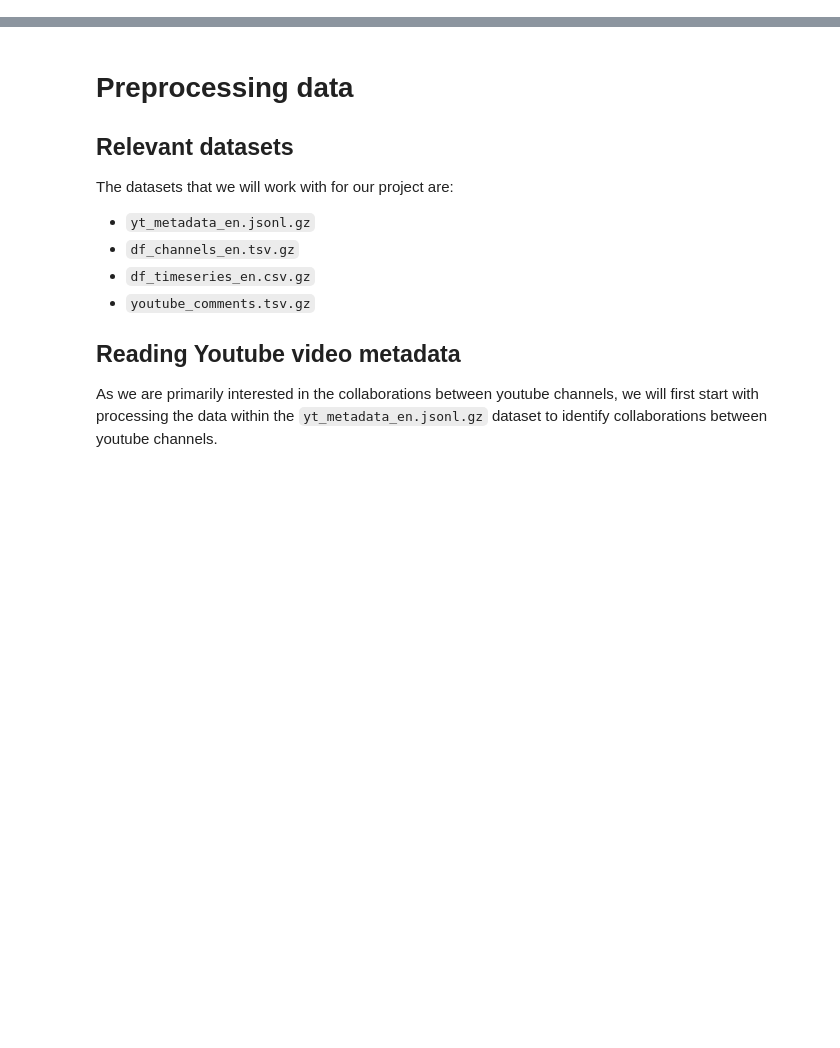
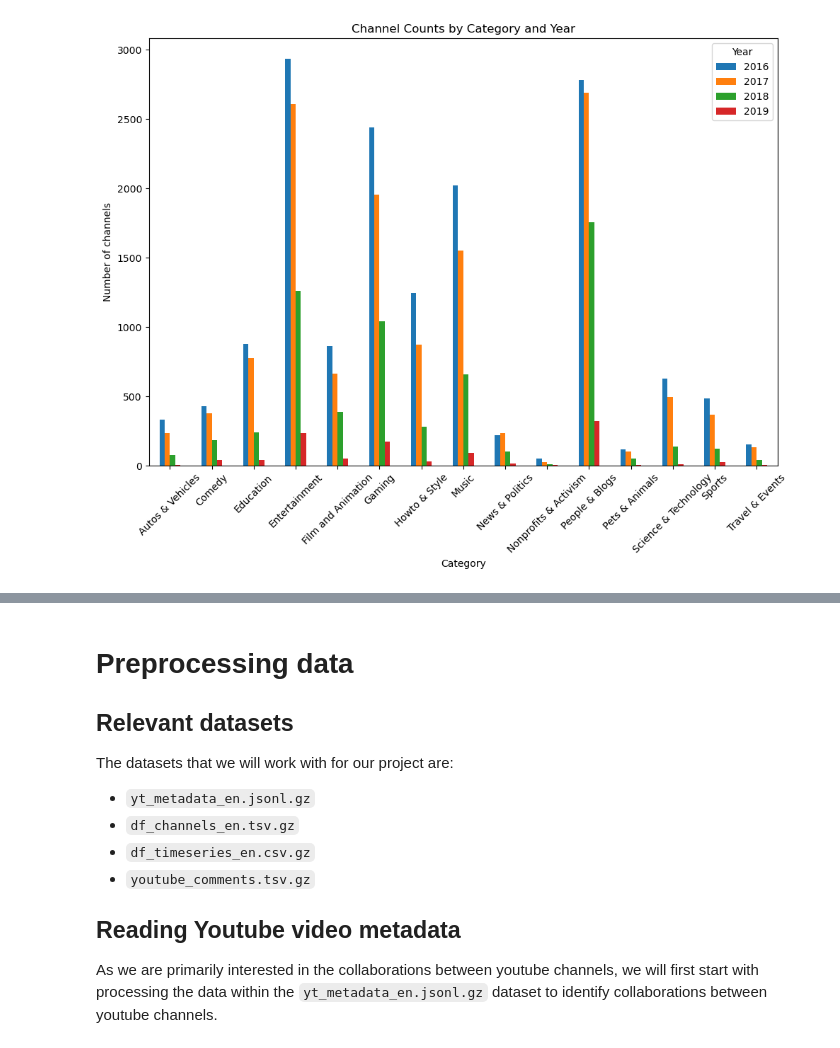
Before and after one commit to epfl-ada/ada-2023-project-adacadabra, a Jupyter notebook: Milestone 2.ipynb, the cells around one changed output, grey strips where cells are left out. Drawn from its saved outputs; the diff is of its cells as text; code cells hidden in the pictures; blank space fills up the shorter version.

Commit message:
Add initial analysis of channel and timeseries data

```diff
--- a/Milestone 2.ipynb
+++ b/Milestone 2.ipynb
@@ -11,0 +82,21 @@ import scipy.stats as stats
+# %%
+# Filter out channels created before 2016, since
+df_channels.drop(df_channels[df_channels.join_date < start_date].index, inplace=True)
+
+# First, we'll add a 'year' column to our DataFrame for grouping our data later
+df_channels['year'] = df_channels['join_date'].dt.year
+
+# Now, group by 'category_cc' and 'year' and count the number of occurrences
+category_counts = df_channels.groupby(['category_cc', 'year']).size().unstack(level=1)
+
+# Plot number of channels joining each year
+category_counts.plot(kind='bar', figsize=(10, 8))
+plt.title('Channel Counts by Category and Year')
+plt.xlabel('Category')
+plt.ylabel('Number of channels')
+plt.xticks(rotation=45)  # Rotate category labels if they overlap
+plt.legend(title='Year', labels = [2016, 2017, 2018, 2019])
+plt.tight_layout()  # Adjust the plot to ensure everything fits without overlapping
+plt.show()
+# %% [output]
+[figure, added]
```
Also changed, not shown: parts of 13 cells of this notebook.
